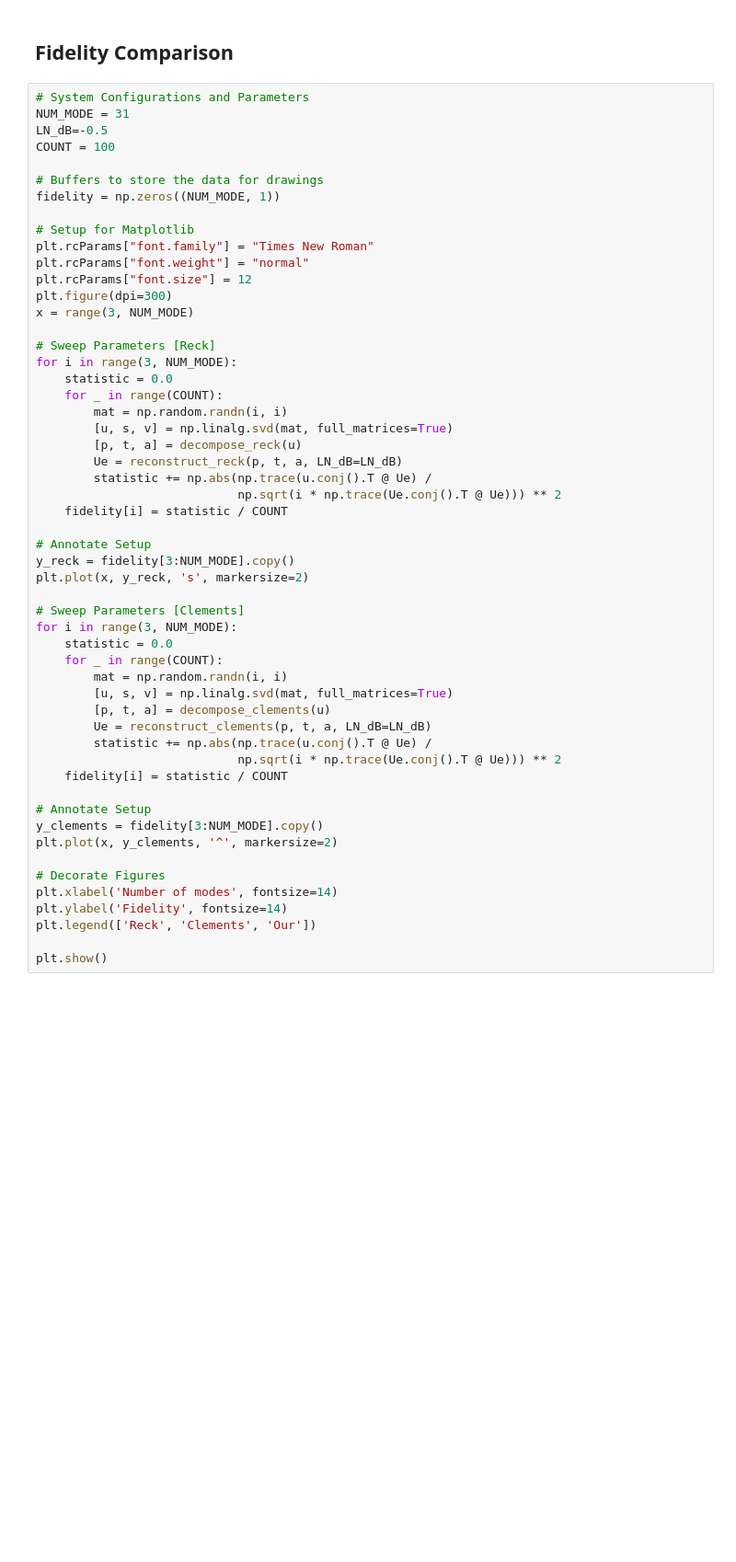
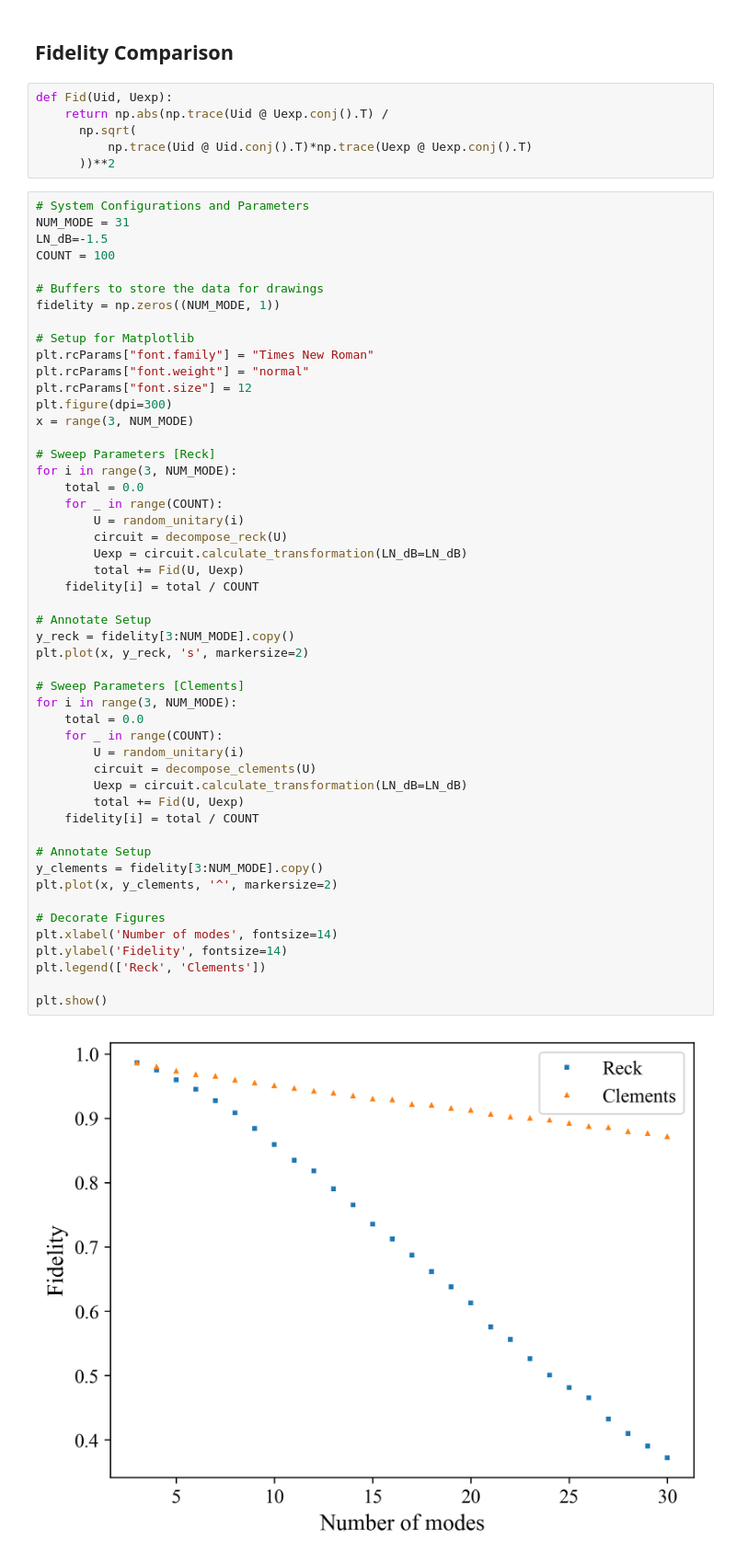
Before and after one commit to AndreaBarletta/fidelity-SGMZI, a Jupyter notebook: notebook.ipynb, the cells around one changed output. Shown at 92% size. Drawn from its saved outputs; the diff is of its cells as text; blank space fills up the shorter version.

```diff
--- a/notebook.ipynb
+++ b/notebook.ipynb
@@ -191,56 +185,60 @@ def reconstruct_clements(phis, thetas, alphas, LN_dB=0):
 # %% [markdown]
 ## Fidelity Comparison
+# %%
+def Fid(Uid, Uexp):
+    return np.abs(np.trace(Uid @ Uexp.conj().T) /
+      np.sqrt(
+          np.trace(Uid @ Uid.conj().T)*np.trace(Uexp @ Uexp.conj().T)
+      ))**2
 # %%
 # System Configurations and Parameters
 NUM_MODE = 31
-LN_dB=-0.5
+LN_dB=-1.5
 COUNT = 100
 
 # Buffers to store the data for drawings
 fidelity = np.zeros((NUM_MODE, 1))
 
 # Setup for Matplotlib
 plt.rcParams["font.family"] = "Times New Roman"
 plt.rcParams["font.weight"] = "normal"
 plt.rcParams["font.size"] = 12
 plt.figure(dpi=300)
 x = range(3, NUM_MODE)
 
 # Sweep Parameters [Reck]
 for i in range(3, NUM_MODE):
-    statistic = 0.0
+    total = 0.0
     for _ in range(COUNT):
-        mat = np.random.randn(i, i)
-        [u, s, v] = np.linalg.svd(mat, full_matrices=True)
-        [p, t, a] = decompose_reck(u)
-        Ue = reconstruct_reck(p, t, a, LN_dB=LN_dB)
-        statistic += np.abs(np.trace(u.conj().T @ Ue) /
-                            np.sqrt(i * np.trace(Ue.conj().T @ Ue))) ** 2
-    fidelity[i] = statistic / COUNT
+        U = random_unitary(i)
+        circuit = decompose_reck(U)
+        Uexp = circuit.calculate_transformation(LN_dB=LN_dB)
+        total += Fid(U, Uexp)
+    fidelity[i] = total / COUNT
 
 # Annotate Setup
 y_reck = fidelity[3:NUM_MODE].copy()
 plt.plot(x, y_reck, 's', markersize=2)
 
 # Sweep Parameters [Clements]
 for i in range(3, NUM_MODE):
-    statistic = 0.0
+    total = 0.0
     for _ in range(COUNT):
-        mat = np.random.randn(i, i)
-        [u, s, v] = np.linalg.svd(mat, full_matrices=True)
-        [p, t, a] = decompose_clements(u)
-        Ue = reconstruct_clements(p, t, a, LN_dB=LN_dB)
-        statistic += np.abs(np.trace(u.conj().T @ Ue) /
-                            np.sqrt(i * np.trace(Ue.conj().T @ Ue))) ** 2
-    fidelity[i] = statistic / COUNT
+        U = random_unitary(i)
+        circuit = decompose_clements(U)
+        Uexp = circuit.calculate_transformation(LN_dB=LN_dB)
+        total += Fid(U, Uexp)
+    fidelity[i] = total / COUNT
 
 # Annotate Setup
 y_clements = fidelity[3:NUM_MODE].copy()
 plt.plot(x, y_clements, '^', markersize=2)
 
 # Decorate Figures
 plt.xlabel('Number of modes', fontsize=14)
 plt.ylabel('Fidelity', fontsize=14)
-plt.legend(['Reck', 'Clements', 'Our'])
+plt.legend(['Reck', 'Clements'])
 
 plt.show()
+# %% [output]
+[figure, added]
```
Also changed, not shown: parts of 19 cells of this notebook, 3 other files.
